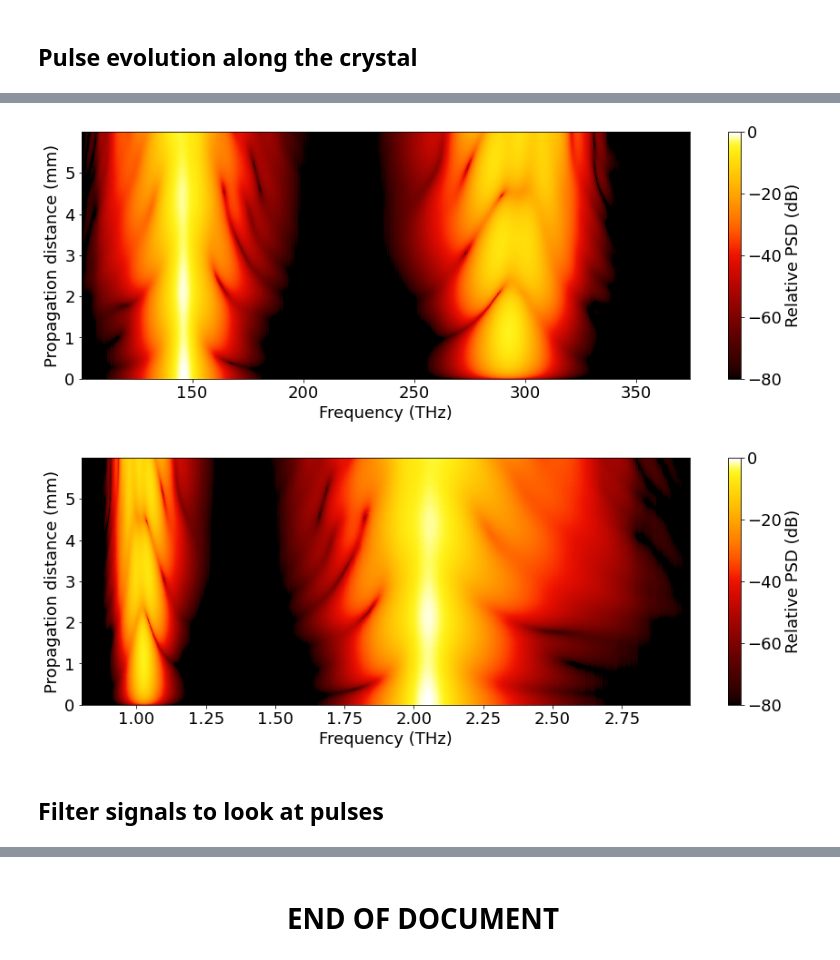
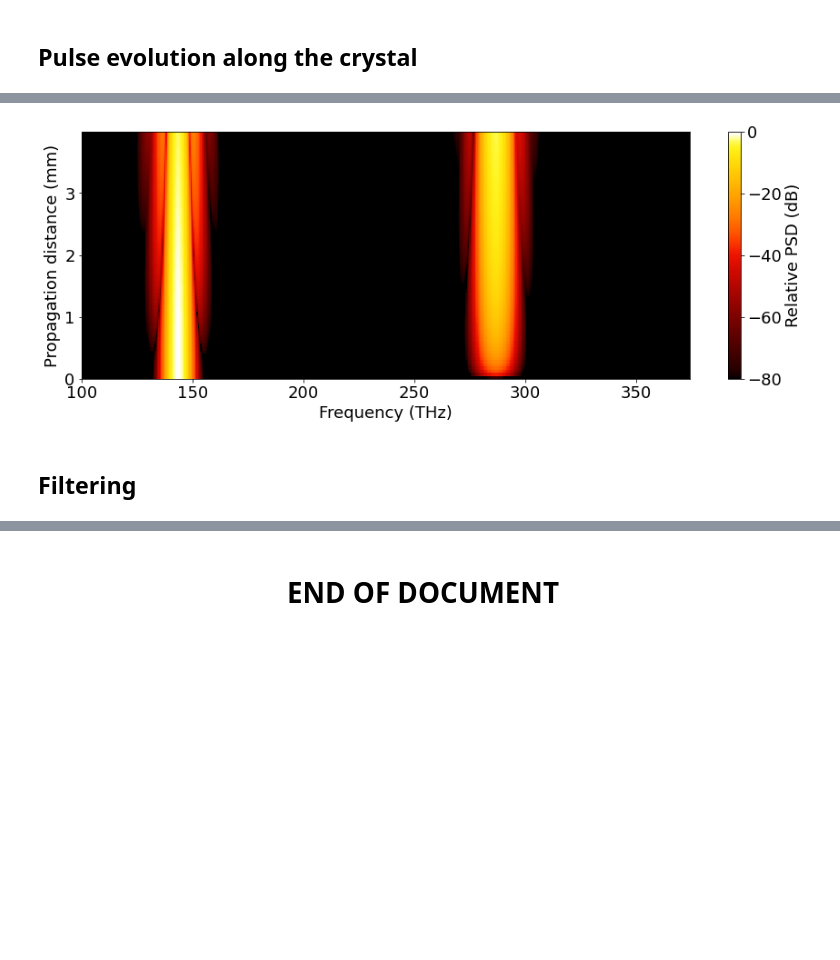
Before and after one commit to ledezmaluism/snow, a Jupyter notebook: Examples/Example_Waveguide_SHG.ipynb, the cells around one changed output, grey strips where cells are left out. Cells and saved outputs as stored; diff of their text form; code cells hidden in the pictures; blank space fills up the shorter version.

```diff
--- a/Examples/Example_Waveguide_SHG.ipynb
+++ b/Examples/Example_Waveguide_SHG.ipynb
@@ -122,10 +117,11 @@ Array index for reference = 0
 
 I'm going to load the refractive index of lithium tantalate from my personal library named <font color=magenta> materials</font>. In that library I implement mostly Sellmeier's equations obtained from https://refractiveindex.info/ for a few common materials.
 # %%
-width = 1.85*um
+width = 1800*nm
 hLN = 700*nm
-hetch = 340*nm
-wg = waveguides.waveguide(w_top=width, h_ridge=hLN, h_slab=hLN-hetch)
-wg.add_narray(wl_abs) #This calculates neff at all wavelengths
+hetch = 350*nm
+wg = waveguides.waveguide(w_top=width, h_ridge=hLN, h_slab=hLN-hetch, tf_material = 'LN_MgO_e',
+                         box_material = 'SiO2',  clad_material = 'Air')
+wg.add_narray(wl_abs)
 # %%
 n = wg.neff_array
@@ -202,12 +211,0 @@ plt.tight_layout()
-# %%
-wl_pp = 2.05*um
-f1 = c/(wl_pp)
-f2 = 2*f1
-f1_index = np.abs(f + f_ref - f1).argmin()
-f2_index = np.abs(f + f_ref - f2).argmin()
-
-n1 = n[f1_index]
-n2 = n[f2_index]
-
-pp = c/f2/(n2-n1)
-print("Poling period for second harmonic generation starting at %0.3f um = %0.3f um" %(wl_pp/um, pp/um))
@@ -326,18 +306,6 @@ We can also look at the evolution of the pulse along the crystal. Here it also c
 ## Pulse evolution along the crystal
 # %%
 #Downsample evolution for plotting
-Ndown = 5
+Ndown = 100
 pulse_evol = pulse_evol_full[::,::Ndown]
 Nsteps = pulse_evol.shape[1]-1
-# %%
-plt.rcParams['figure.figsize'] = [15, 5]
-Nsteps = pulse_evol.shape[1]-1
-X,Y = np.meshgrid(t/ps, np.arange(Nsteps+1)*h*1e3)
-fig = plt.figure()
-ax = fig.add_subplot(111)
-im = ax.pcolormesh(X, Y, (np.transpose(np.abs(pulse_evol))), cmap = cc.cm["rainbow"])
-ax.set_xlabel('Time (ps)')
-ax.set_ylabel('Propagation distance (mm)')
-# ax.set_ylim([0,5])
-# ax.set_xlim([-2,0.5])
-plt.colorbar(im, ax=ax);
@@ -346,34 +312,25 @@ plt.colorbar(im, ax=ax);
 # %%
 A_evol = np.zeros((t.size, Nsteps+1))
 
 for k in range(Nsteps+1):
     x = pulse_evol[:,k]
     _ , Aesd = pulses.get_esd(t, x)
     A_evol[:,k] = 10*np.log10(Aesd)
 
 A_evol = A_evol - np.amax(A_evol)
 A_evol = fftshift(A_evol, axes=0)
 
 plt.rcParams['figure.figsize'] = [15, 5]
 
-X,Y = np.meshgrid(fftshift(f+f_ref)/THz, np.arange(Nsteps+1)*h*Ndown/mm)
+X,Y = np.meshgrid(fftshift(f+f_ref)*1e-12, np.arange(Nsteps+1)*h*Ndown/mm)
 plt.figure()
 plt.pcolormesh(X, Y, (np.transpose(A_evol)), cmap = cc.cm["fire"], vmin=-80, vmax=0)
 cb = plt.colorbar()
 cb.set_label('Relative PSD (dB)')
 plt.xlabel('Frequency (THz)')
 plt.ylabel('Propagation distance (mm)');
-
-X,Y = np.meshgrid(fftshift(wl_abs)/um, np.arange(Nsteps+1)*h*Ndown/mm)
-plt.figure()
-plt.pcolormesh(X, Y, (np.transpose(A_evol)), cmap = cc.cm["fire"], vmin=-80, vmax=0)
-cb = plt.colorbar()
-cb.set_label('Relative PSD (dB)')
-plt.xlabel('Frequency (THz)')
-plt.ylabel('Propagation distance (mm)');
 # %% [output]
-[figure, old version]
+[figure, new version]
-[figure, removed]
-# %% [markdown]
-## Filter signals to look at pulses
+# %% [markdown]
+## Filtering
 # %%
```
Also changed, not shown: parts of 21 cells of this notebook.
